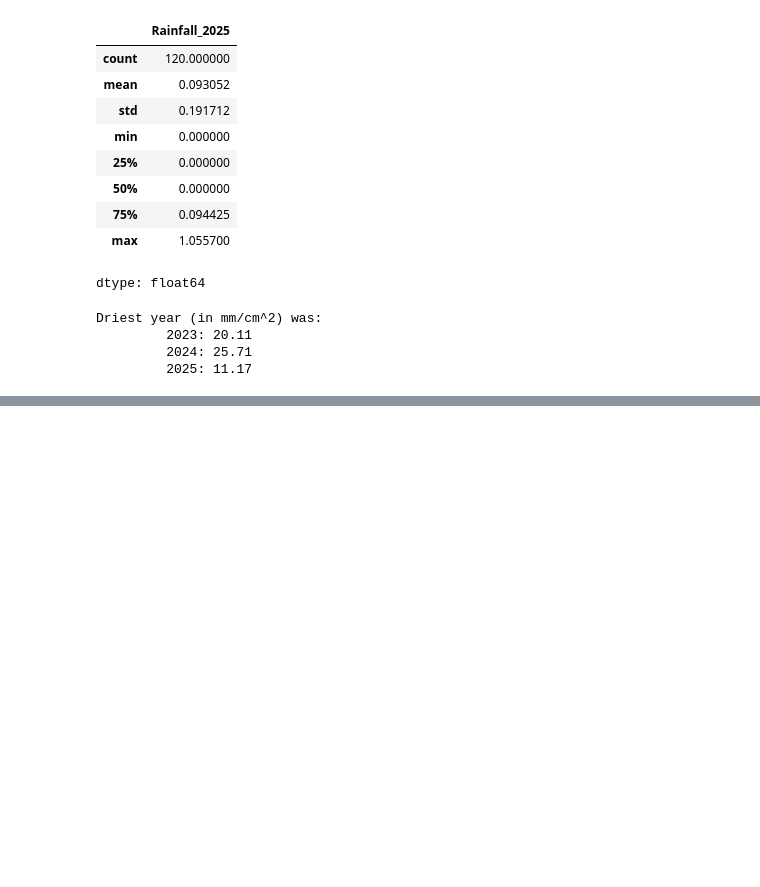
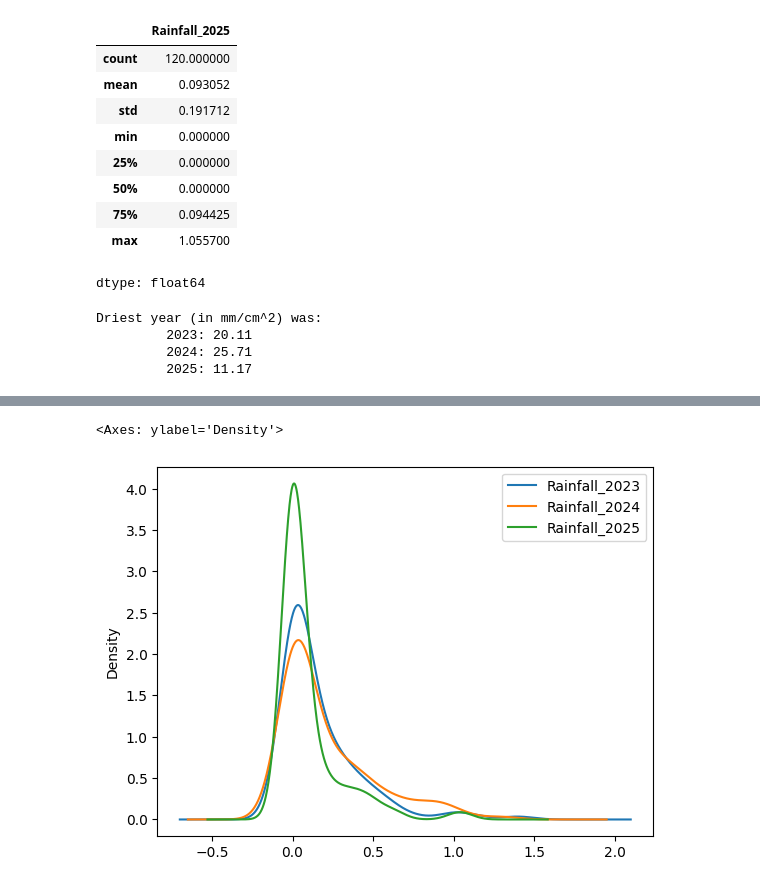
Before and after one commit to ambraithwaite/jupyter-SCC111-lecture-, a Jupyter notebook: Untitled0.ipynb, the cells around one changed output, grey strips where cells are left out. Cells and saved outputs as stored; diff of their text form; code cells hidden in the pictures; blank space fills up the shorter version.

```diff
--- a/Untitled0.ipynb
+++ b/Untitled0.ipynb
@@ -119,0 +181,5 @@ Driest year (in mm/cm^2) was:
+# %%
+df.plot.density()
+# %% [output]
+<Axes: ylabel='Density'>
+[figure, added]
```
Also changed, not shown: parts of 10 cells of this notebook.
